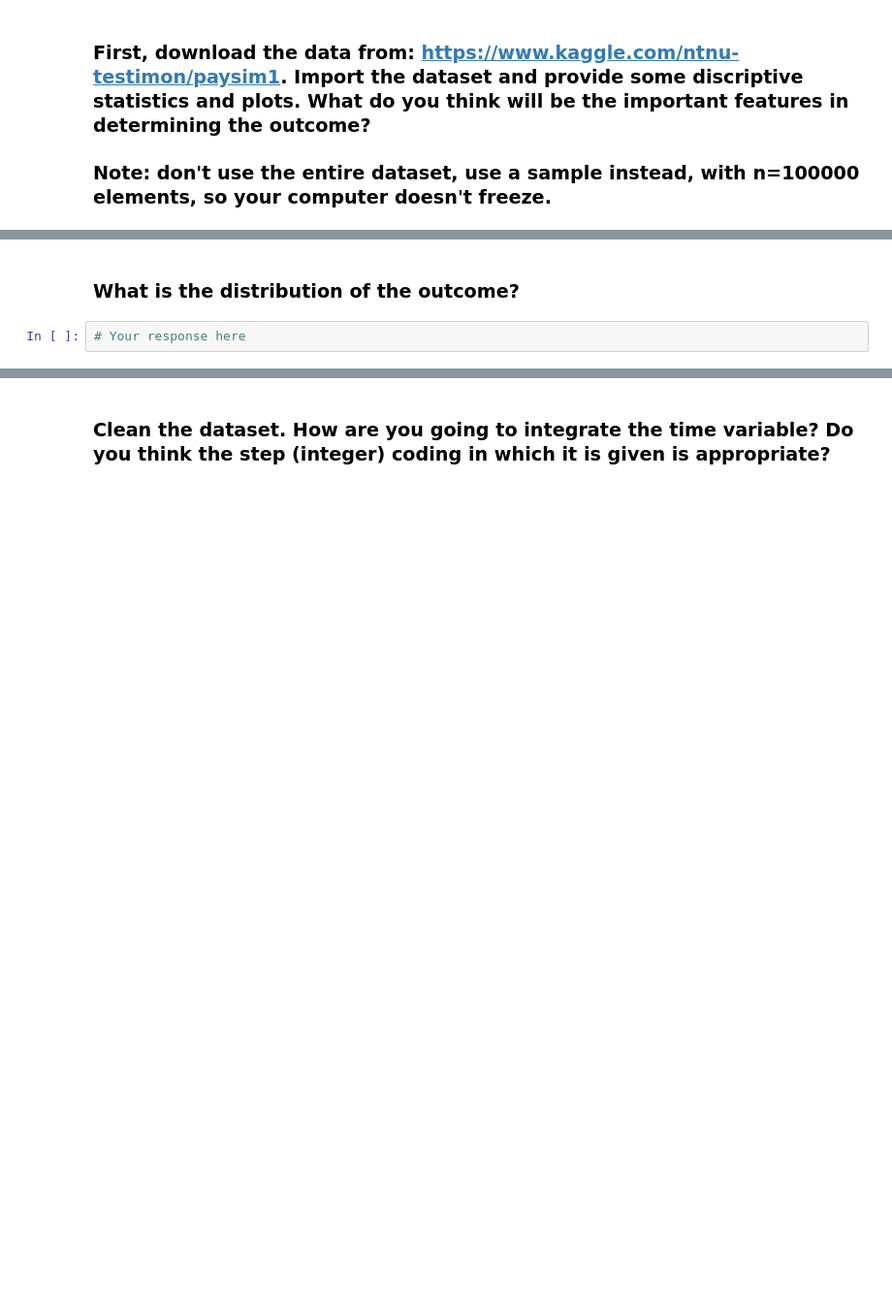
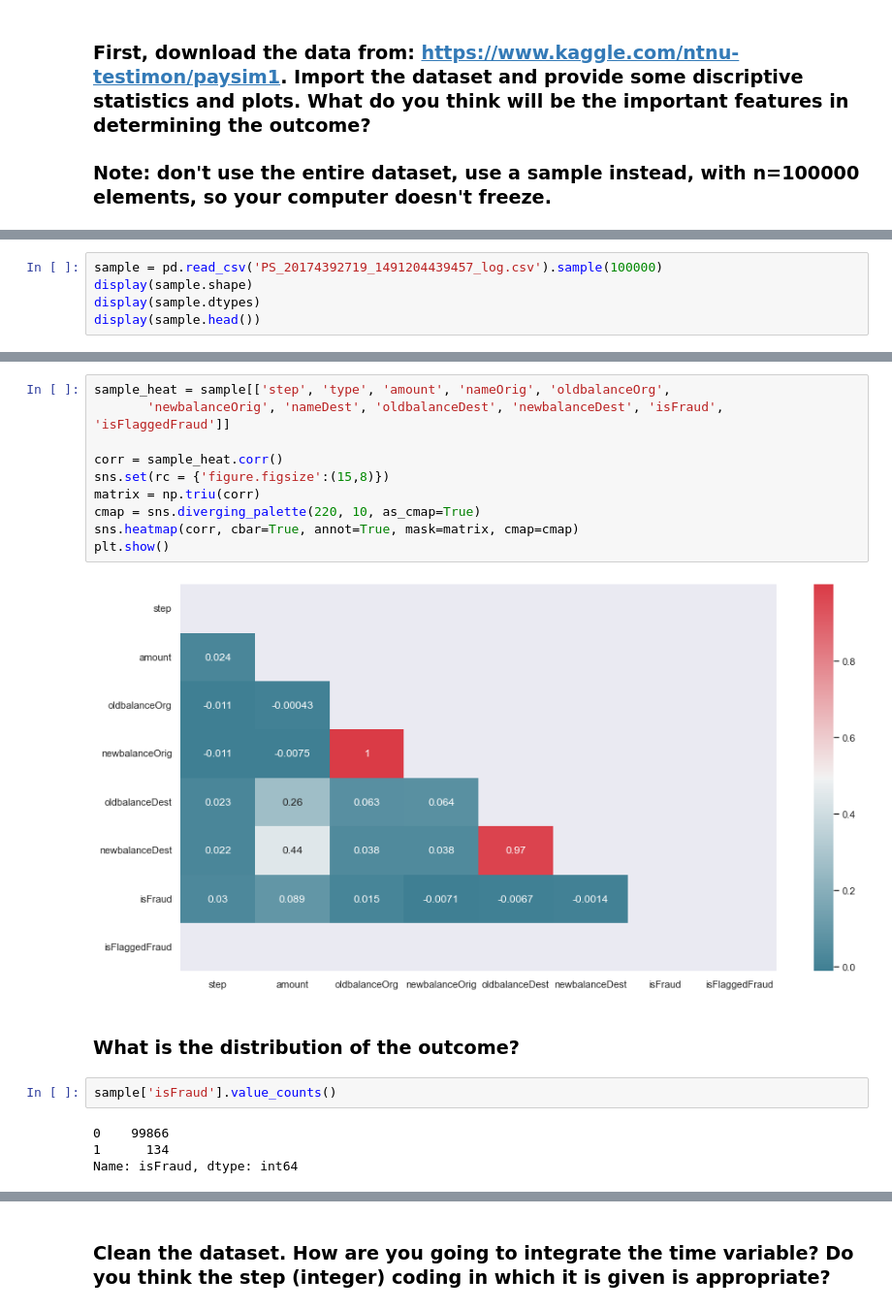
Before and after one commit to ta-data-lis/lab-imbalance, a Jupyter notebook: your-code/lab_imbalance.ipynb, the cells around one changed output, grey strips where cells are left out. Shown at 97% size. Cells and saved outputs as stored; diff of their text form; blank space fills up the shorter version.

```diff
--- a/your-code/lab_imbalance.ipynb
+++ b/your-code/lab_imbalance.ipynb
@@ -13,0 +22,5 @@ Like we disussed in class, when we have noisy data, if we are not careful, we ca
+# %%
+sample = pd.read_csv('PS_20174392719_1491204439457_log.csv').sample(100000)
+display(sample.shape)
+display(sample.dtypes)
+display(sample.head())
@@ -14,4 +47,20 @@ Like we disussed in class, when we have noisy data, if we are not careful, we ca
+# %%
+sample_heat = sample[['step', 'type', 'amount', 'nameOrig', 'oldbalanceOrg',
+       'newbalanceOrig', 'nameDest', 'oldbalanceDest', 'newbalanceDest', 'isFraud', 'isFlaggedFraud']]
+
+corr = sample_heat.corr()
+sns.set(rc = {'figure.figsize':(15,8)})
+matrix = np.triu(corr)
+cmap = sns.diverging_palette(220, 10, as_cmap=True)
+sns.heatmap(corr, cbar=True, annot=True, mask=matrix, cmap=cmap)
+plt.show()
+# %% [output]
+[figure, added]
 # %% [markdown]
 ### What is the distribution of the outcome?
-# %%
-# Your response here
+# %%
+sample['isFraud'].value_counts()
+# %% [output]
+0    99866
+1      134
+Name: isFraud, dtype: int64
```
Also changed, not shown: parts of 27 cells of this notebook.
